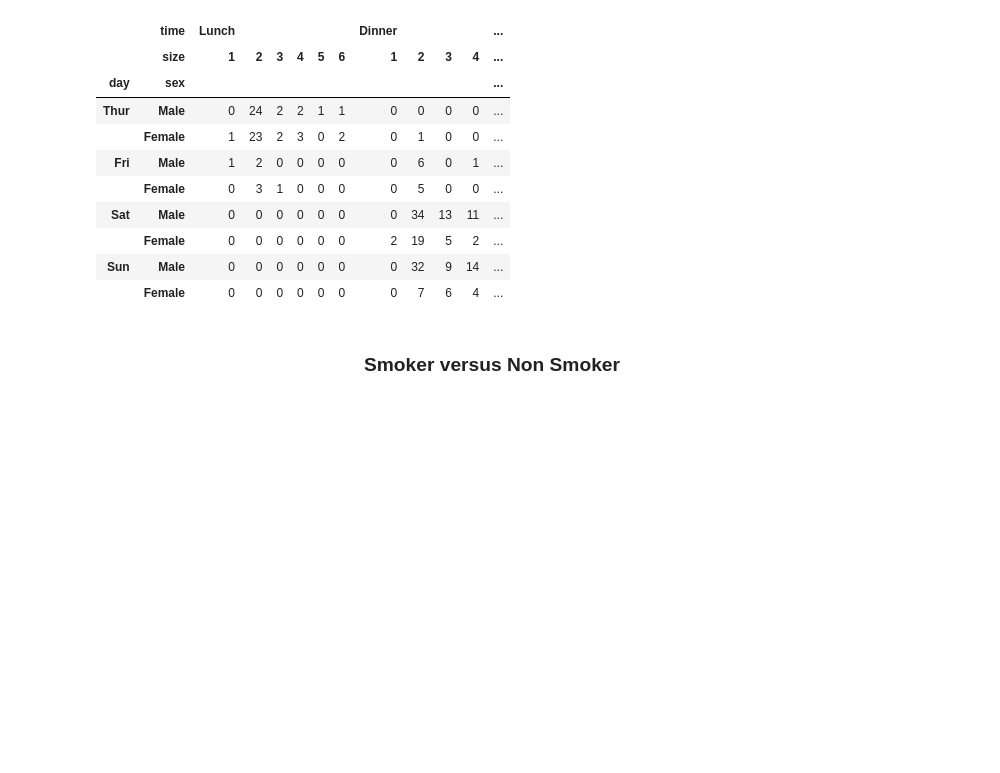
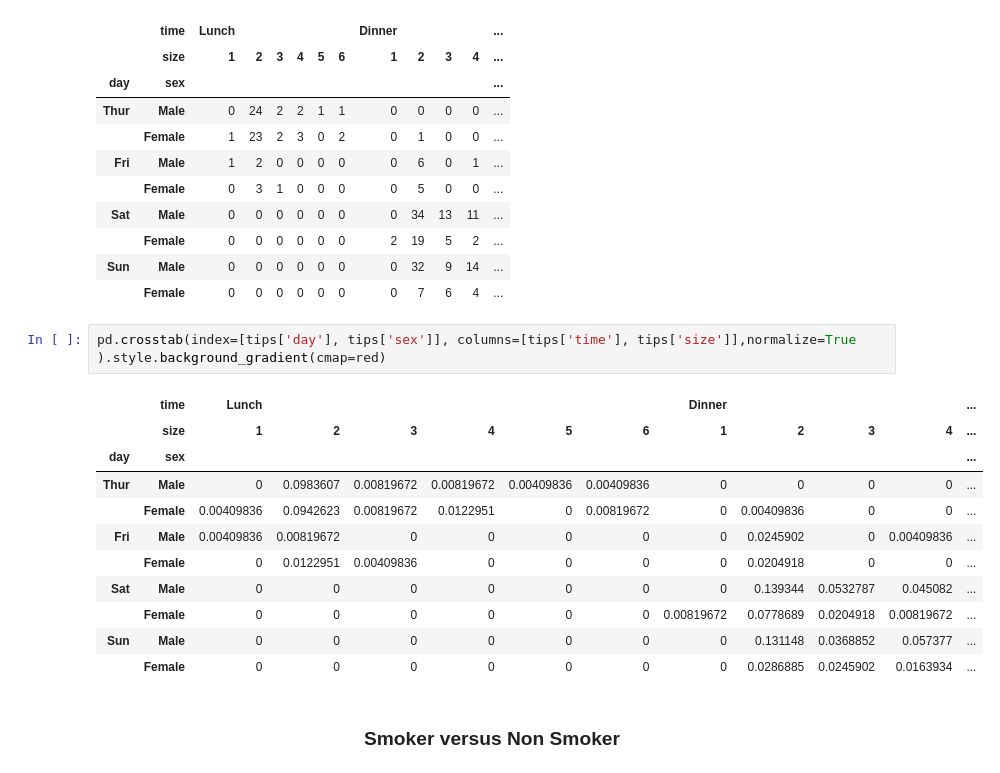
Before and after one commit to neadie/FundamentalsOfDataAnalysisProject, a Jupyter notebook: DataAnalyticsFundamentals.ipynb, the cells around one changed output. Cells and saved outputs as stored; diff of their text form; blank space fills up the shorter version.

```diff
--- a/DataAnalyticsFundamentals.ipynb
+++ b/DataAnalyticsFundamentals.ipynb
@@ -137,6 +130,20 @@ pd.crosstab(index=[tips['day'], tips['sex']], columns=[tips['time'], tips['size'
 |  | Female | 0 | 0 | 0 | 0 | 0 | 0 | 2 | 19 | 5 | 2 | ... |
 | Sun | Male | 0 | 0 | 0 | 0 | 0 | 0 | 0 | 32 | 9 | 14 | ... |
 |  | Female | 0 | 0 | 0 | 0 | 0 | 0 | 0 | 7 | 6 | 4 | ... |
+# %%
+pd.crosstab(index=[tips['day'], tips['sex']], columns=[tips['time'], tips['size']],normalize=True ).style.background_gradient(cmap=red)
+# %% [output]
+|  | time | Lunch |  |  |  |  |  | Dinner |  |  |  | ... |
+|  | size | 1 | 2 | 3 | 4 | 5 | 6 | 1 | 2 | 3 | 4 | ... |
+| day | sex |  |  |  |  |  |  |  |  |  |  | ... |
+| Thur | Male | 0 | 0.0983607 | 0.00819672 | 0.00819672 | 0.00409836 | 0.00409836 | 0 | 0 | 0 | 0 | ... |
+|  | Female | 0.00409836 | 0.0942623 | 0.00819672 | 0.0122951 | 0 | 0.00819672 | 0 | 0.00409836 | 0 | 0 | ... |
+| Fri | Male | 0.00409836 | 0.00819672 | 0 | 0 | 0 | 0 | 0 | 0.0245902 | 0 | 0.00409836 | ... |
+|  | Female | 0 | 0.0122951 | 0.00409836 | 0 | 0 | 0 | 0 | 0.0204918 | 0 | 0 | ... |
+| Sat | Male | 0 | 0 | 0 | 0 | 0 | 0 | 0 | 0.139344 | 0.0532787 | 0.045082 | ... |
+|  | Female | 0 | 0 | 0 | 0 | 0 | 0 | 0.00819672 | 0.0778689 | 0.0204918 | 0.00819672 | ... |
+| Sun | Male | 0 | 0 | 0 | 0 | 0 | 0 | 0 | 0.131148 | 0.0368852 | 0.057377 | ... |
+|  | Female | 0 | 0 | 0 | 0 | 0 | 0 | 0 | 0.0286885 | 0.0245902 | 0.0163934 | ... |
 # %% [markdown]
 ### <center>**Smoker versus Non Smoker**</center>
 # %% [markdown]
```
Also changed, not shown: parts of 24 cells of this notebook.
